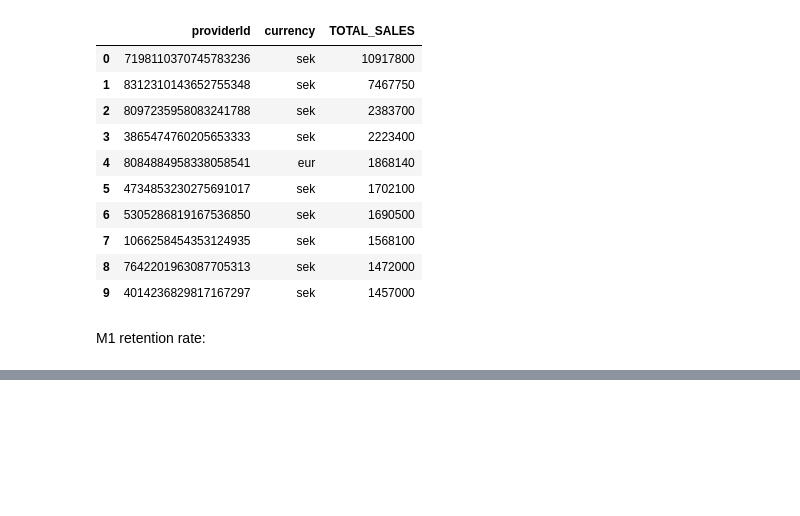
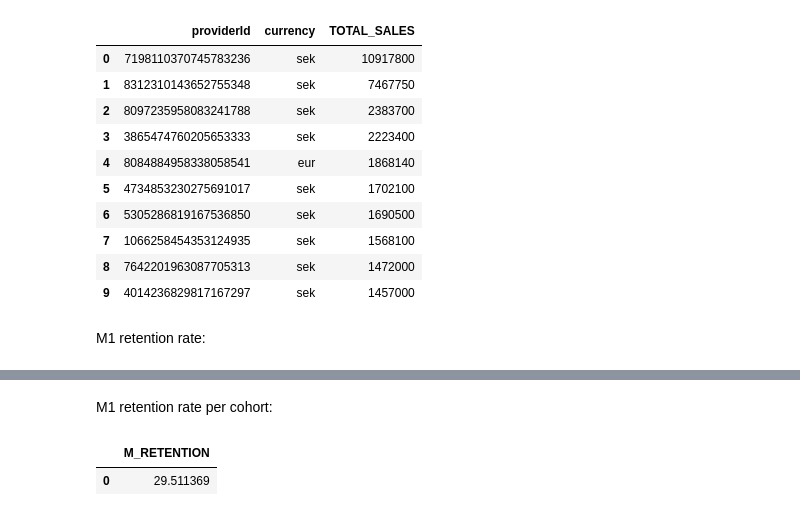
Before and after one commit to kennedyopokuasare/ResqCLV, a Jupyter notebook: data-exploration-and-pipeline.ipynb, the cells around one changed output, grey strips where cells are left out. Saved outputs shown, nothing was run; the diff lists cells and outputs as text; code cells hidden in the pictures; blank space fills up the shorter version.

```diff
--- a/data-exploration-and-pipeline.ipynb
+++ b/data-exploration-and-pipeline.ipynb
@@ -593,0 +656,7 @@ pipeline.m1_retention_rate()
+# %% [markdown]
+M1 retention rate per cohort:
+# %%
+pipeline.m_retention_rate_by_cohort(month=1, cohort="2022-09-01")
+# %% [output]
+|  | M_RETENTION |
+| 0 | 29.511369 |
```
Also changed, not shown: parts of 10 cells of this notebook, 5 other files.
